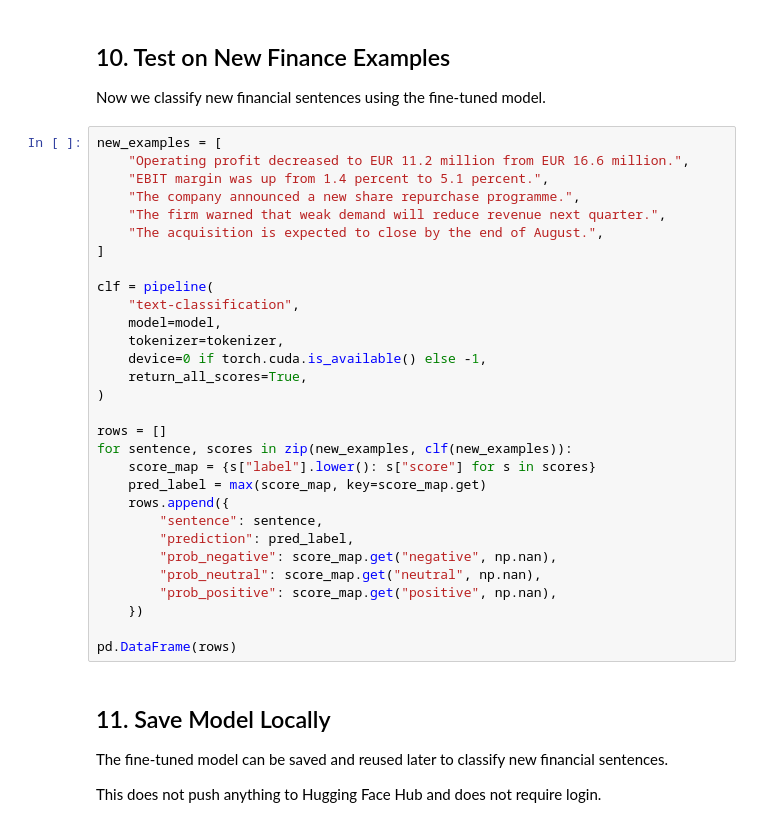
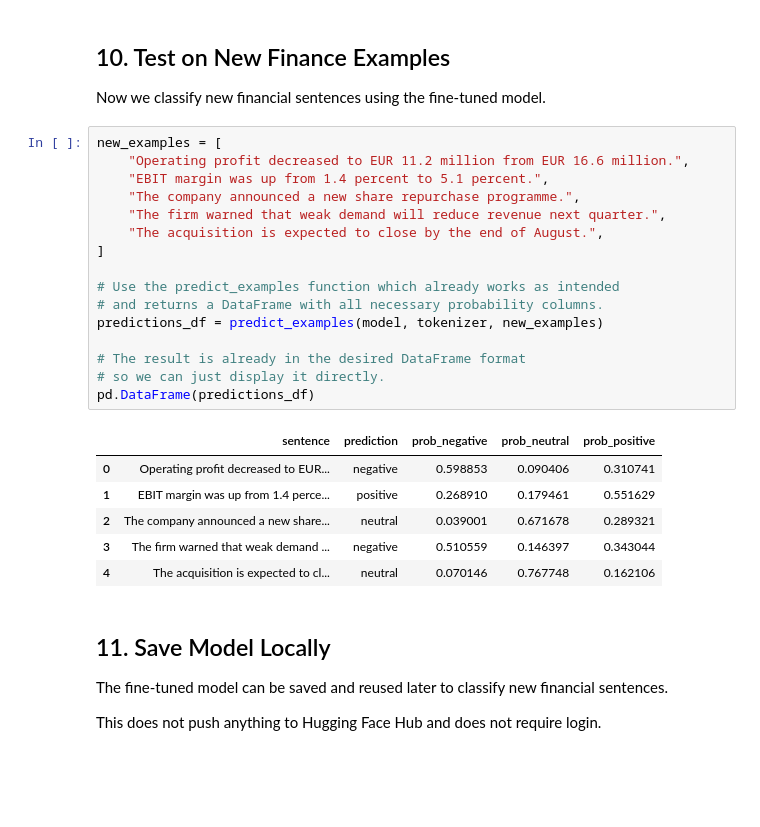
Before and after one commit to helenlu-vbs/NLP_LLM_for_Finance_and-Accounting_Research-Sheffield-, a Jupyter notebook: 004_finetune_open_source_transformer_financial_sentiment.ipynb, the cells around one changed output. Saved outputs shown, nothing was run; the diff lists cells and outputs as text; blank space fills up the shorter version.

```diff
--- a/004_finetune_open_source_transformer_financial_sentiment.ipynb
+++ b/004_finetune_open_source_transformer_financial_sentiment.ipynb
@@ -606,33 +624,26 @@ Now we classify new financial sentences using the fine-tuned model.
 # %%
 new_examples = [
     "Operating profit decreased to EUR 11.2 million from EUR 16.6 million.",
     "EBIT margin was up from 1.4 percent to 5.1 percent.",
     "The company announced a new share repurchase programme.",
     "The firm warned that weak demand will reduce revenue next quarter.",
     "The acquisition is expected to close by the end of August.",
 ]
 
-clf = pipeline(
-    "text-classification",
-    model=model,
-    tokenizer=tokenizer,
-    device=0 if torch.cuda.is_available() else -1,
-    return_all_scores=True,
-)
+# Use the predict_examples function which already works as intended
+# and returns a DataFrame with all necessary probability columns.
+predictions_df = predict_examples(model, tokenizer, new_examples)
 
-rows = []
-for sentence, scores in zip(new_examples, clf(new_examples)):
-    score_map = {s["label"].lower(): s["score"] for s in scores}
-    pred_label = max(score_map, key=score_map.get)
-    rows.append({
-        "sentence": sentence,
-        "prediction": pred_label,
-        "prob_negative": score_map.get("negative", np.nan),
-        "prob_neutral": score_map.get("neutral", np.nan),
-        "prob_positive": score_map.get("positive", np.nan),
-    })
-
-pd.DataFrame(rows)
+# The result is already in the desired DataFrame format
+# so we can just display it directly.
+pd.DataFrame(predictions_df)
+# %% [output]
+|  | sentence | prediction | prob_negative | prob_neutral | prob_positive |
+| 0 | Operating profit decreased to EUR... | negative | 0.598853 | 0.090406 | 0.310741 |
+| 1 | EBIT margin was up from 1.4 perce... | positive | 0.268910 | 0.179461 | 0.551629 |
+| 2 | The company announced a new share... | neutral | 0.039001 | 0.671678 | 0.289321 |
+| 3 | The firm warned that weak demand ... | negative | 0.510559 | 0.146397 | 0.343044 |
+| 4 | The acquisition is expected to cl... | neutral | 0.070146 | 0.767748 | 0.162106 |
 # %% [markdown]
 ## 11. Save Model Locally
 
```
Also changed, not shown: parts of 6 cells of this notebook.
